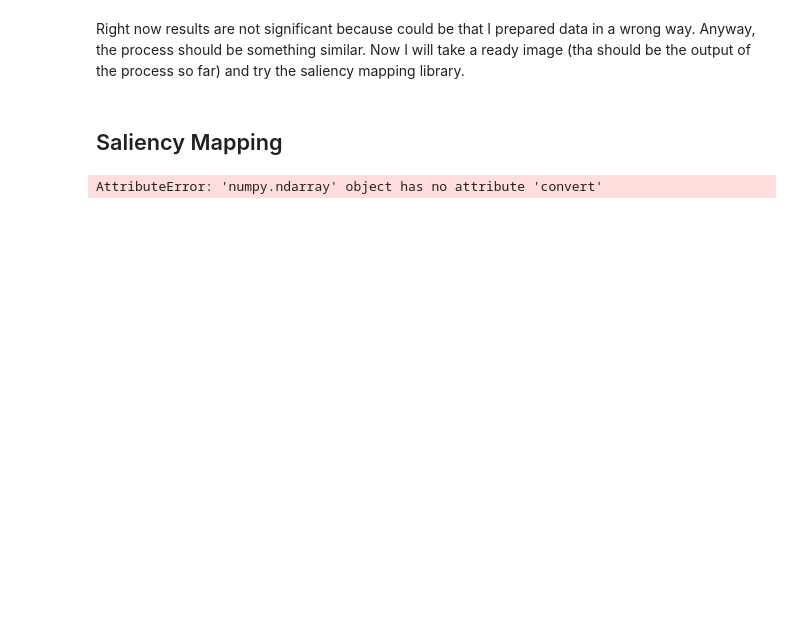
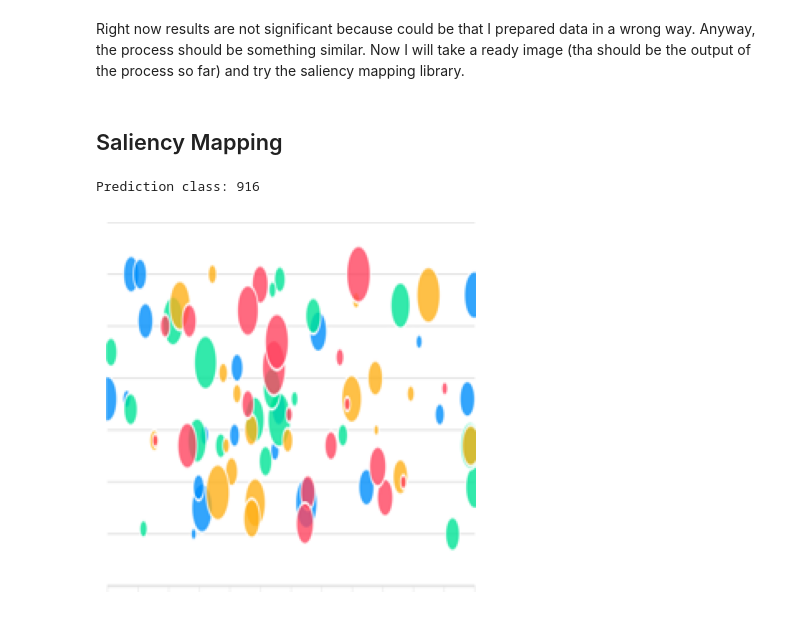
Before and after one commit to enridaga/conceptual-saliency, a Jupyter notebook: notebooks/conceptual_saliency.ipynb, the cells around one changed output. Saved outputs shown, nothing was run; the diff lists cells and outputs as text; code cells hidden in the pictures; blank space fills up the shorter version.

Commit message:
First 100 subjects and RGB images for saliency mapping

```diff
--- a/notebooks/conceptual_saliency.ipynb
+++ b/notebooks/conceptual_saliency.ipynb
@@ -225,7 +271,7 @@ def ShowHeatMap(im, title, ax=None):
   P.title(title)
 
 def LoadImage(file_path):
-  im = PIL.Image.open(file_path)
+  im = PIL.Image.open(file_path).convert('RGB') # add an if block to check if the image is RGB or RGBA because in case it needs conversion
   im = im.resize((224,224))
   im = np.asarray(im)
   return im
@@ -256,16 +302,17 @@ def call_model_function(images, call_model_args=None, expected_keys=None):
                     saliency.base.CONVOLUTION_OUTPUT_GRADIENTS: gradients}
 # %%
 # Load the image
-im_orig = LoadImage('../results/live_in_water_lattice_color_short.png')
+im_orig = LoadImage('../results/bubblechart.png')
 im = PreprocessImage(im_orig)
 
 # Show the image
 ShowImage(im_orig)
 
 _, predictions = model(np.array([im]))
 prediction_class = np.argmax(predictions[0])
 call_model_args = {class_idx_str: prediction_class}
 
 print("Prediction class: " + str(prediction_class))
 # %% [output]
-AttributeError: 'numpy.ndarray' object has no attribute 'convert'
+Prediction class: 916
+[figure, added]
```
Also changed, not shown: parts of 14 cells of this notebook.
